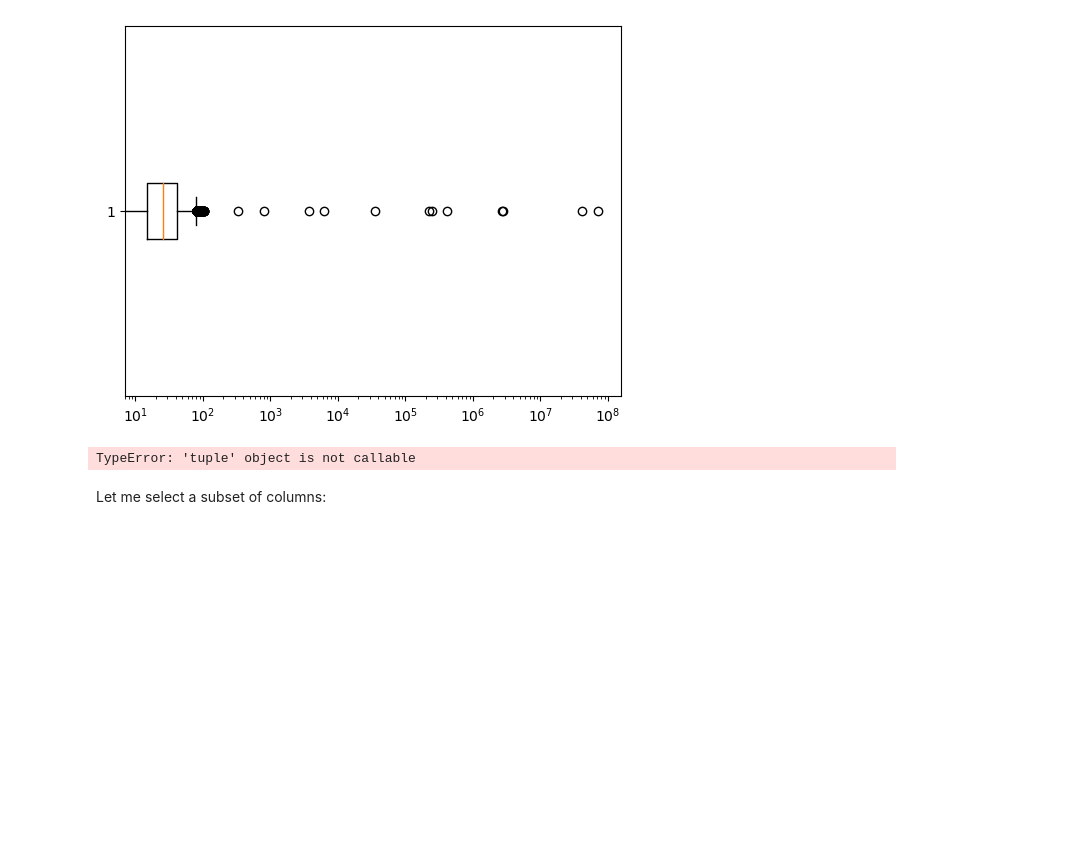
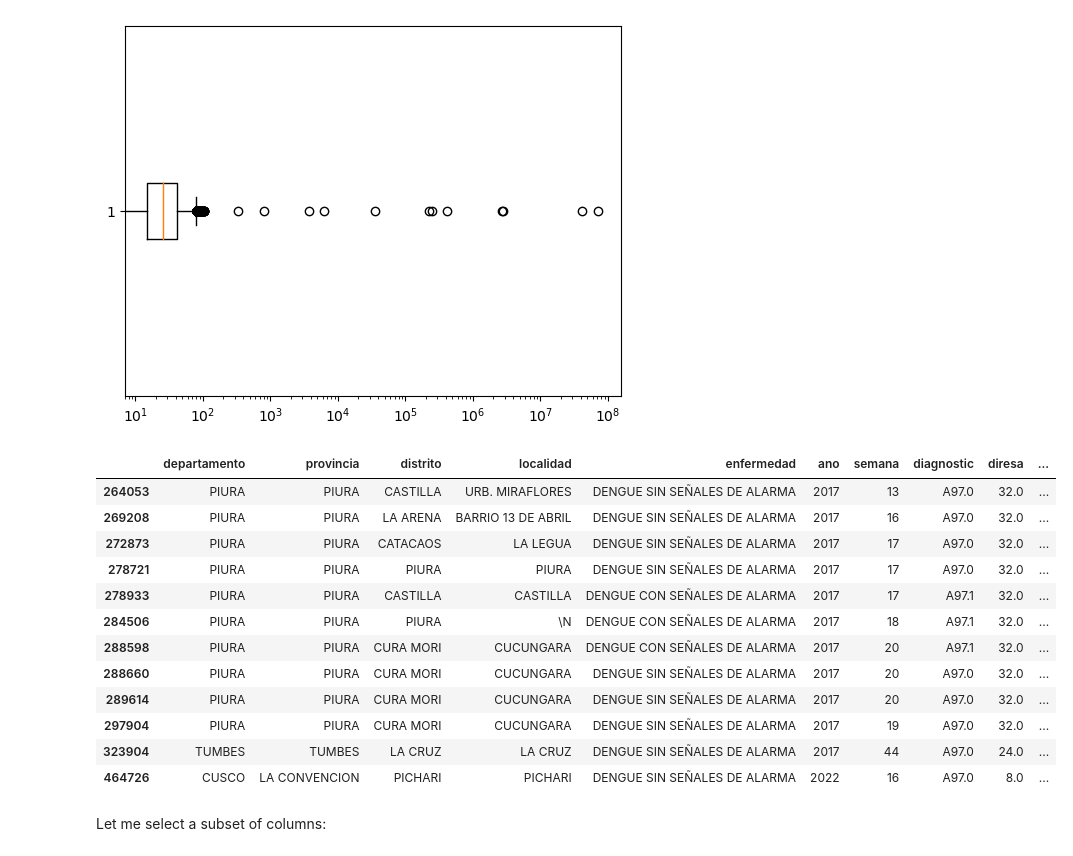
Before and after one commit to SocialAnalytics-StrategicIntelligence/DataInTables, a Jupyter notebook: Reshaping.ipynb, the cells around one changed output. Drawn from its saved outputs; the diff is of its cells as text; code cells hidden in the pictures; blank space fills up the shorter version.

```diff
--- a/Reshaping.ipynb
+++ b/Reshaping.ipynb
@@ -97,6 +97,18 @@ plt.xscale('log')
 # %% [output]
 [figure]
 # %%
-dengue[dengue.edad>110].shape()
+dengue[dengue.edad>110]
 # %% [output]
-TypeError: 'tuple' object is not callable
+|  | departamento | provincia | distrito | localidad | enfermedad | ano | semana | diagnostic | diresa | ... |
+| 264053 | PIURA | PIURA | CASTILLA | URB. MIRAFLORES | DENGUE SIN SEÑALES DE ALARMA | 2017 | 13 | A97.0 | 32.0 | ... |
+| 269208 | PIURA | PIURA | LA ARENA | BARRIO 13 DE ABRIL | DENGUE SIN SEÑALES DE ALARMA | 2017 | 16 | A97.0 | 32.0 | ... |
+| 272873 | PIURA | PIURA | CATACAOS | LA LEGUA | DENGUE SIN SEÑALES DE ALARMA | 2017 | 17 | A97.0 | 32.0 | ... |
+| 278721 | PIURA | PIURA | PIURA | PIURA | DENGUE SIN SEÑALES DE ALARMA | 2017 | 17 | A97.0 | 32.0 | ... |
+| 278933 | PIURA | PIURA | CASTILLA | CASTILLA | DENGUE CON SEÑALES DE ALARMA | 2017 | 17 | A97.1 | 32.0 | ... |
+| 284506 | PIURA | PIURA | PIURA | \N | DENGUE CON SEÑALES DE ALARMA | 2017 | 18 | A97.1 | 32.0 | ... |
+| 288598 | PIURA | PIURA | CURA MORI | CUCUNGARA | DENGUE CON SEÑALES DE ALARMA | 2017 | 20 | A97.1 | 32.0 | ... |
+| 288660 | PIURA | PIURA | CURA MORI | CUCUNGARA | DENGUE SIN SEÑALES DE ALARMA | 2017 | 20 | A97.0 | 32.0 | ... |
+| 289614 | PIURA | PIURA | CURA MORI | CUCUNGARA | DENGUE SIN SEÑALES DE ALARMA | 2017 | 20 | A97.0 | 32.0 | ... |
+| 297904 | PIURA | PIURA | CURA MORI | CUCUNGARA | DENGUE SIN SEÑALES DE ALARMA | 2017 | 19 | A97.0 | 32.0 | ... |
+| 323904 | TUMBES | TUMBES | LA CRUZ | LA CRUZ | DENGUE SIN SEÑALES DE ALARMA | 2017 | 44 | A97.0 | 24.0 | ... |
+| 464726 | CUSCO | LA CONVENCION | PICHARI | PICHARI | DENGUE SIN SEÑALES DE ALARMA | 2022 | 16 | A97.0 | 8.0 | ... |
```
Also changed, not shown: parts of 11 cells of this notebook, 1 other file.
